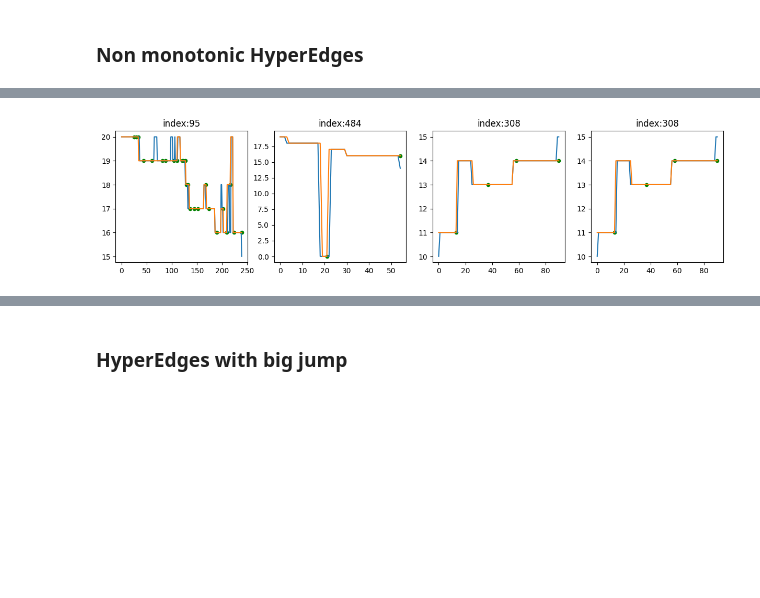
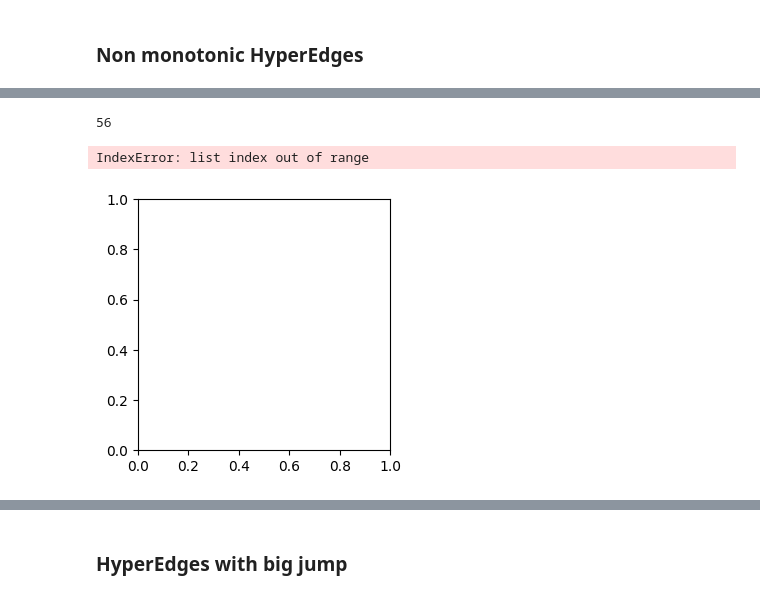
Before and after one commit to amin942001/STHype, a Jupyter notebook: examples/amftrack.ipynb, the cells around one changed output, grey strips where cells are left out. Cells and saved outputs as stored; diff of their text form; code cells hidden in the pictures; blank space fills up the shorter version.

Commit message:
plot_hyperedge

```diff
--- a/examples/amftrack.ipynb
+++ b/examples/amftrack.ipynb
@@ -228,17 +231,27 @@ for i in range(4):
 from sthype.utils import is_monotonic
 
 not_monotonic_hyperedge = []
+fixable_hyperedges = []
 
 for hyper_edge in H:
     activations = []
     corrected_activations = []
+    indexes = []
     for inital_edge in H[hyper_edge]:
         for node1, node2 in spatial_temporal_graph.get_initial_edge_edges(*inital_edge):
             activations.append(spatial_temporal_graph[node1][node2]['activation'])
             corrected_activations.append(spatial_temporal_graph[node1][node2]['corrected_activation'])
+        indexes.append(len(activations))
 
+    indexes.pop()
     if not is_monotonic(np.array(corrected_activations)):
         not_monotonic_hyperedge.append(hyper_edge)
+        for index in indexes:
+            if is_monotonic(np.array(corrected_activations[:index])) and is_monotonic(np.array(corrected_activations[index:])):
+                fixable_hyperedges.append(hyper_edge)
+                break
 
-len(not_monotonic_hyperedge)
+
+print("not monotonic hyperedges:", len(not_monotonic_hyperedge))
+print("fixable hyperedges:", len(fixable_hyperedges))
 # %% [output]
@@ -245,0 +266,17 @@ len(not_monotonic_hyperedge)
+# %%
+plt.figure(figsize=(15,15))
+H = spatial_temporal_graph.get_hyperedges_initial_edges()
+
+for i in range(4):
+    plt.subplot(4,4,i+1)
+    activations = []
+    corrected_activations = []
+    for inital_edge in H[[27, 95, 293, 319][i]]:
+        for node1, node2 in spatial_temporal_graph.get_initial_edge_edges(*inital_edge):
+            activations.append(spatial_temporal_graph[node1][node2]['activation'])
+            corrected_activations.append(spatial_temporal_graph[node1][node2]['corrected_activation'])
+        plt.scatter(len(corrected_activations)-1, corrected_activations[-1], color='g', s=20)
+
+    plt.plot(activations)
+    plt.plot(corrected_activations)
+    plt.title(f"index:{[27, 95, 293, 319][i]}")
@@ -246,21 +285,31 @@ len(not_monotonic_hyperedge)
+# %%
+k=0
+# %%
+k += 4
+k
+# %% [output]
+56
 # %%
 plt.figure(figsize=(15,15))
 H = spatial_temporal_graph.get_hyperedges_initial_edges()
 
 hyper_edges_to_plot = random.choices(not_monotonic_hyperedge, k=16)
 
 for i in range(4):
     plt.subplot(4,4,i+1)
     activations = []
     corrected_activations = []
-    for inital_edge in H[hyper_edges_to_plot[i]]:
+    for inital_edge in H[not_monotonic_hyperedge[i+k]]:
         for node1, node2 in spatial_temporal_graph.get_initial_edge_edges(*inital_edge):
             activations.append(spatial_temporal_graph[node1][node2]['activation'])
             corrected_activations.append(spatial_temporal_graph[node1][node2]['corrected_activation'])
         plt.scatter(len(corrected_activations)-1, corrected_activations[-1], color='g', s=20)
 
     plt.plot(activations)
     plt.plot(corrected_activations)
-    plt.title(f"index:{hyper_edges_to_plot[i]}")
+    plt.plot(median_filter(corrected_activations, 21))
+    print(corrected_activations)
+    plt.title(f"index:{not_monotonic_hyperedge[i+k]}")
 # %% [output]
+IndexError: list index out of range
-[figure, old version]
+[figure, new version]
```
Also changed, not shown: parts of 30 cells of this notebook, 3 other files.
